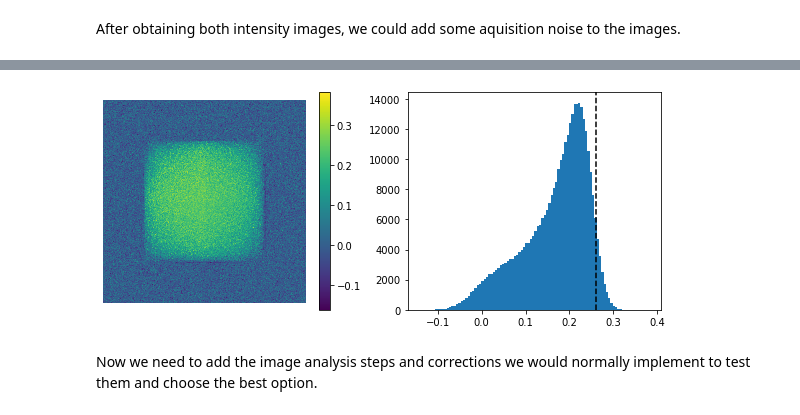
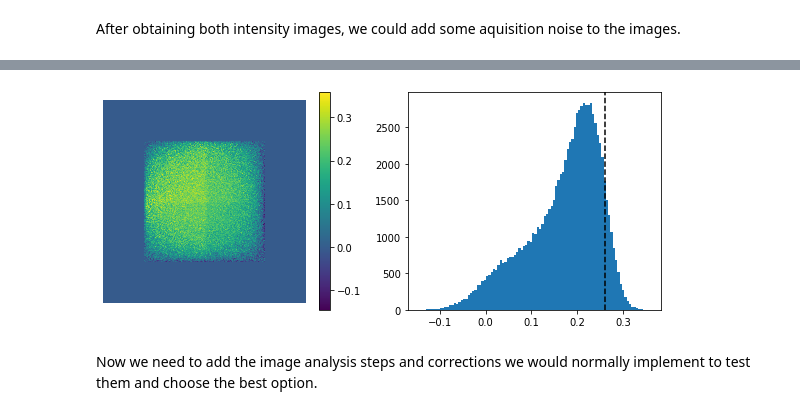
Before and after one commit to acorbat/anisotropy_errors, a Jupyter notebook: anisotropy_errors.ipynb, the cells around one changed output, grey strips where cells are left out. Cells and saved outputs as stored; diff of their text form; code cells hidden in the pictures.

```diff
--- a/anisotropy_errors.ipynb
+++ b/anisotropy_errors.ipynb
@@ -152,20 +152,20 @@ plt.show()
 # %%
 anisotropy_image = np.zeros_like(parallel_image)
-nonzeros = np.nonzero(parallel_image)
+nonzeros = cell.mask
 anisotropy_image[nonzeros] = af.anisotropy_from_intensity(parallel_image[nonzeros], perpendicular_image[nonzeros])
 # %%
 fig, axs = plt.subplots(1, 2, figsize=(10, 4))
 
 this_im = axs[0].imshow(anisotropy_image, interpolation='none')
 axs[0].axis('off')
 fig.colorbar(this_im, ax=axs[0])
 
-axs[1].hist(anisotropy_image[200:800, 200:800].flatten(), bins=100)
+axs[1].hist(anisotropy_image[cell.mask].flatten(), bins=100)
 axs[1].axvline(x=anisotropy, color='k', ls='--')
 
 plt.show()
 # %% [output]
-[figure, old version]
+[figure, new version]
 # %% [markdown]
 Now we need to add the image analysis steps and corrections we would normally implement to test them and choose the best option.
 # %%
```
Also changed, not shown: parts of 9 cells of this notebook, 1 other file.
